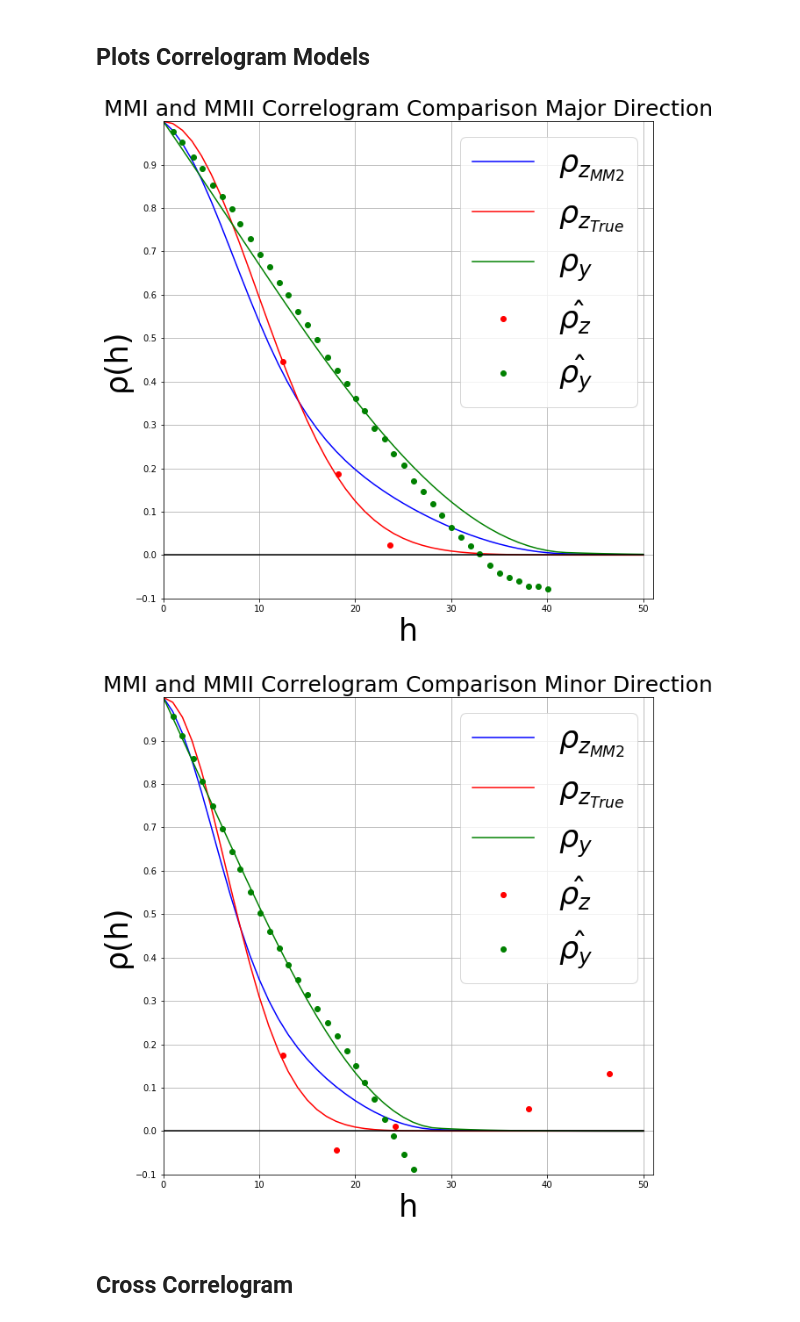
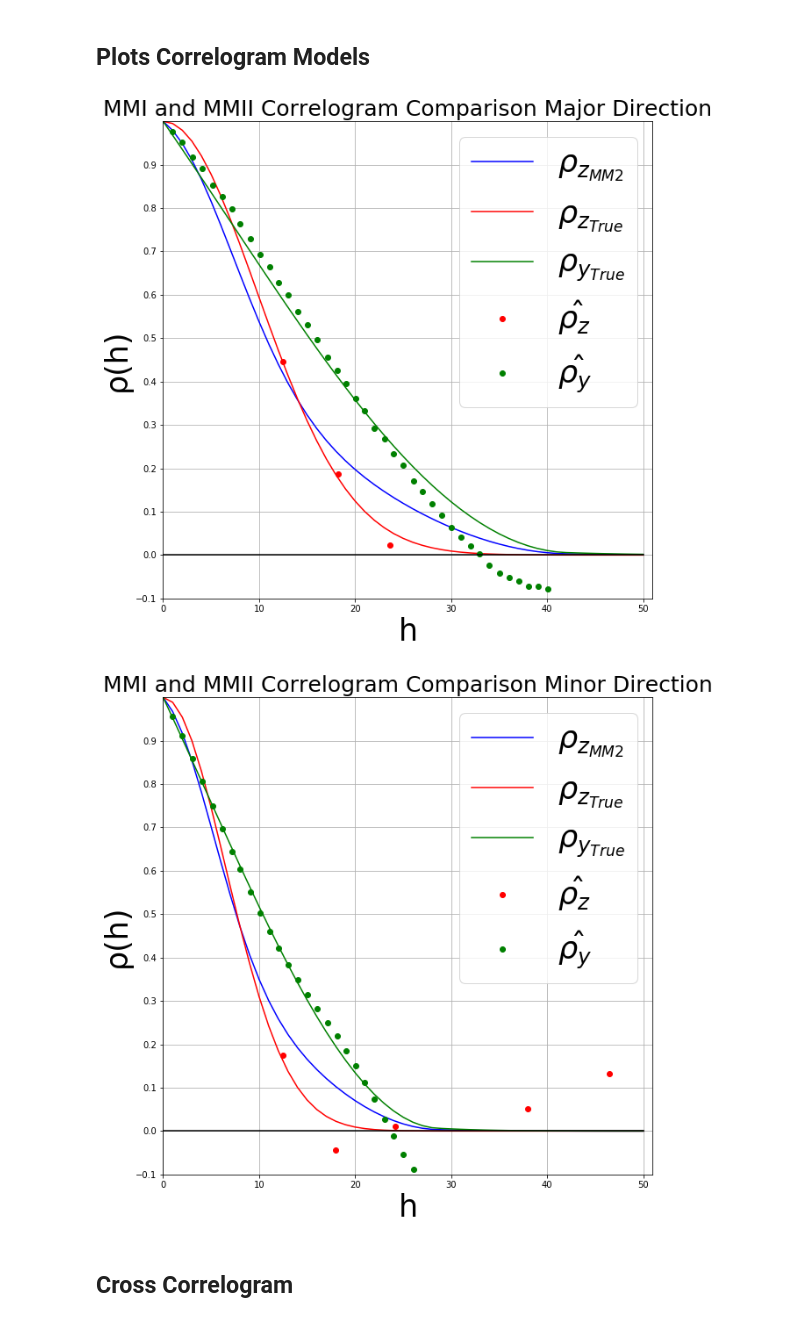
Before and after one commit to msamson10/Multivariate-Kriging, a Jupyter notebook: Simulated_Example/Simulated Multivariate Kriging.ipynb, the cells around one changed output. Saved outputs shown, nothing was run; the diff lists cells and outputs as text; code cells hidden in the pictures.

```diff
--- a/Simulated_Example/Simulated Multivariate Kriging.ipynb
+++ b/Simulated_Example/Simulated Multivariate Kriging.ipynb
@@ -296,7 +296,7 @@ def C_Y(h1,h2,k):
                                 np.matmul(Q2,Rot_Mat(Azimuth,a_max[i],a_min[i])))
         elif k == 1:
             d = np.sqrt(np.square((np.matmul(Q1,Rot_Mat(Azimuth,a_max[i],a_min[i])))-
-                              np.tile((np.matmul(Q2,Rot_Mat(Azimuth,a_max[i],a_min[i]))),(k,1))).sum(axis=1))
+                              np.tile((np.matmul(Q2,Rot_Mat(Azimuth,a_max[i],a_min[i]))),(k,1)))).sum(axis=1)
             d = np.asarray(d).reshape(len(d))
         elif k == 2:
             d = Q1/a_max[i]
@@ -360,35 +360,35 @@ cr = np.zeros(shape=(51))
 cz = np.zeros(shape=(51))
 H =np.zeros(shape=(51))
 ones = np.zeros(shape=(51))
 for h in range(0,51):
     cy[h] = C_Y(np.matrix(h),np.matrix(h),2)
     cz_True[h] = C_Z(np.matrix(h),np.matrix(h),2)
     cz[h] = C_Z_MM2(np.matrix(h),np.matrix(h),2,corr)
     cr[h] = C_r(np.matrix(h),np.matrix(h),2)
     H[h] = h
 fig, axes = plt.subplots(1,1, figsize=(10,10))
 axes.plot(H,cz,color = 'Blue',label = '$\u03C1_{z_{MM2}}$')
 axes.plot(H,cz_True,color= 'red',label = '$\u03C1_{z_{True}}$')
-axes.plot(H,cy,color = 'Green',label = '$\u03C1_{y}$')
+axes.plot(H,cy,color = 'Green',label = '$\u03C1_{y_{True}}$')
 axes.plot(varcalcfl_1['Lag Distance'][varcalcfl_1['Variogram Index']==1]
                ,1-varcalcfl_1['Variogram Value'][varcalcfl_1['Variogram Index']==1]
                ,'ro',color ='Red',label = '$\hat{\u03C1_{z}}$')
 axes.plot(varcalcfl_2['Lag Distance'][varcalcfl_2['Variogram Index']==1]
                ,1-varcalcfl_2['Variogram Value'][varcalcfl_2['Variogram Index']==1]
                ,'ro',color ='Green',label = '$\hat{\u03C1_{y}}$')
 axes.plot(H,ones,color = 'Black')
 axes.grid()
 plt.xlim(0,51)
 plt.xticks(np.arange(min(H), max(H)+1, 10))
 plt.ylim(-0.1,1)
 plt.yticks(np.arange(-0.1, 1, 0.1))
 plt.ylabel('\u03C1(h)',size=35)
 plt.xlabel('h',size=35)
 plt.title('MMI and MMII Correlogram Comparison Major Direction',size = 25)
 axes.legend(loc='best', prop={"size":35})
 plt.savefig('../0-Figures/MM1_MM2_var_major')
 # %% [output]
-[figure, old version]
+[figure, new version]
 # %%
 corr = np.corrcoef(datafl['Primary'],datafl['Secondary'])[0,1]
 cy = np.zeros(shape=(51))
@@ -406,7 +406,7 @@ for h in range(0,51):
 fig, axes = plt.subplots(1,1, figsize=(10,10))
 axes.plot(H,cz,color = 'Blue',label = '$\u03C1_{z_{MM2}}$')
 axes.plot(H,cz_True,color= 'red',label = '$\u03C1_{z_{True}}$')
-axes.plot(H,cy,color = 'Green',label = '$\u03C1_{y}$')
+axes.plot(H,cy,color = 'Green',label = '$\u03C1_{y_{True}}$')
 axes.plot(varcalcfl_1['Lag Distance'][varcalcfl_1['Variogram Index']==2]
                ,1-varcalcfl_1['Variogram Value'][varcalcfl_1['Variogram Index']==2]
                ,'ro',color ='Red',label = '$\hat{\u03C1_{z}}$')
@@ -425,7 +425,7 @@ plt.title('MMI and MMII Correlogram Comparison Minor Direction',size = 25)
 axes.legend(loc='best', prop={"size":35})
 plt.savefig('../0-Figures/MM1_MM2_var_Minor')
 # %% [output]
-[figure, old version]
+[figure, new version]
 # %% [markdown]
 ## Cross Correlogram
 # %%
```
Also changed, not shown: parts of 8 cells of this notebook, 2 other files.
